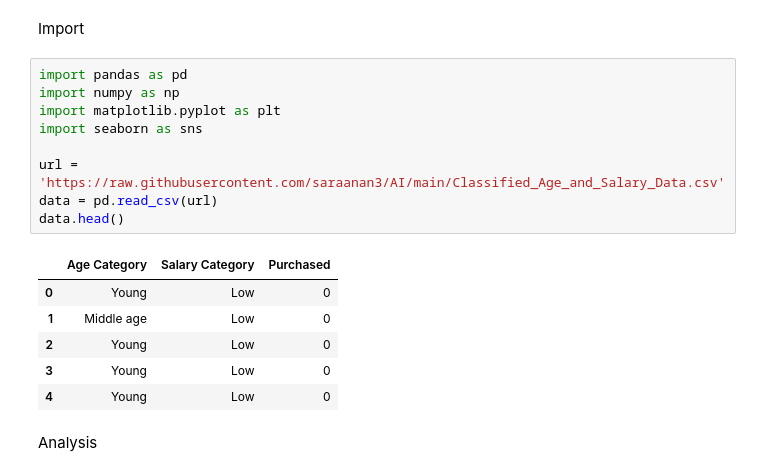
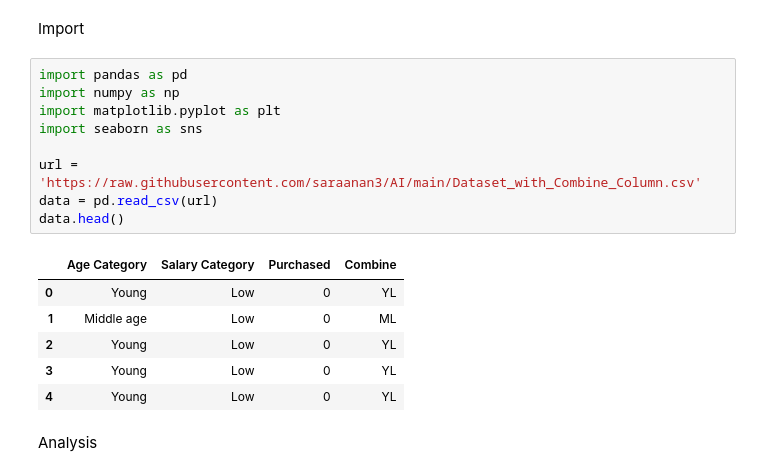
Before and after one commit to saraanan3/AI, a Jupyter notebook: AI Final.ipynb, the cells around one changed output. Drawn from its saved outputs; the diff is of its cells as text.

```diff
--- a/AI Final.ipynb
+++ b/AI Final.ipynb
@@ -5,19 +5,19 @@ Import
 # %%
 import pandas as pd
 import numpy as np
 import matplotlib.pyplot as plt
 import seaborn as sns
 
-url = 'https://raw.githubusercontent.com/saraanan3/AI/main/Classified_Age_and_Salary_Data.csv'
+url = 'https://raw.githubusercontent.com/saraanan3/AI/main/Dataset_with_Combine_Column.csv'
 data = pd.read_csv(url)
 data.head()
 # %% [output]
-|  | Age Category | Salary Category | Purchased |
-| 0 | Young | Low | 0 |
-| 1 | Middle age | Low | 0 |
-| 2 | Young | Low | 0 |
-| 3 | Young | Low | 0 |
-| 4 | Young | Low | 0 |
+|  | Age Category | Salary Category | Purchased | Combine |
+| 0 | Young | Low | 0 | YL |
+| 1 | Middle age | Low | 0 | ML |
+| 2 | Young | Low | 0 | YL |
+| 3 | Young | Low | 0 | YL |
+| 4 | Young | Low | 0 | YL |
 # %% [markdown]
 Analysis
 # %%
```
Also changed, not shown: parts of 7 cells of this notebook.
